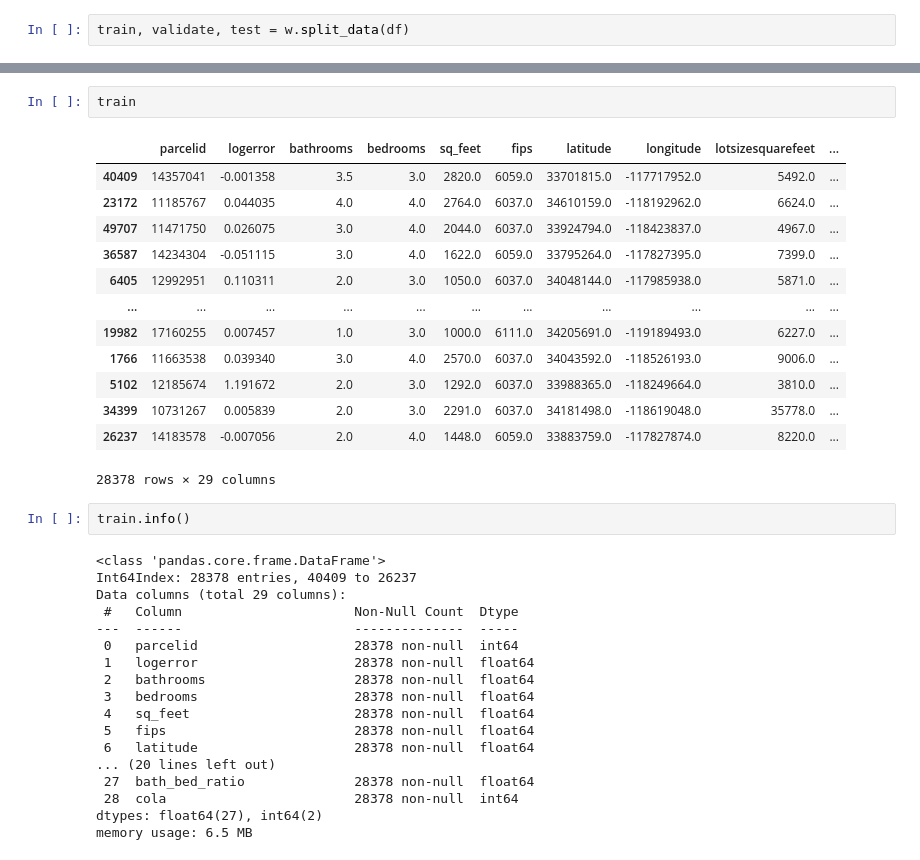
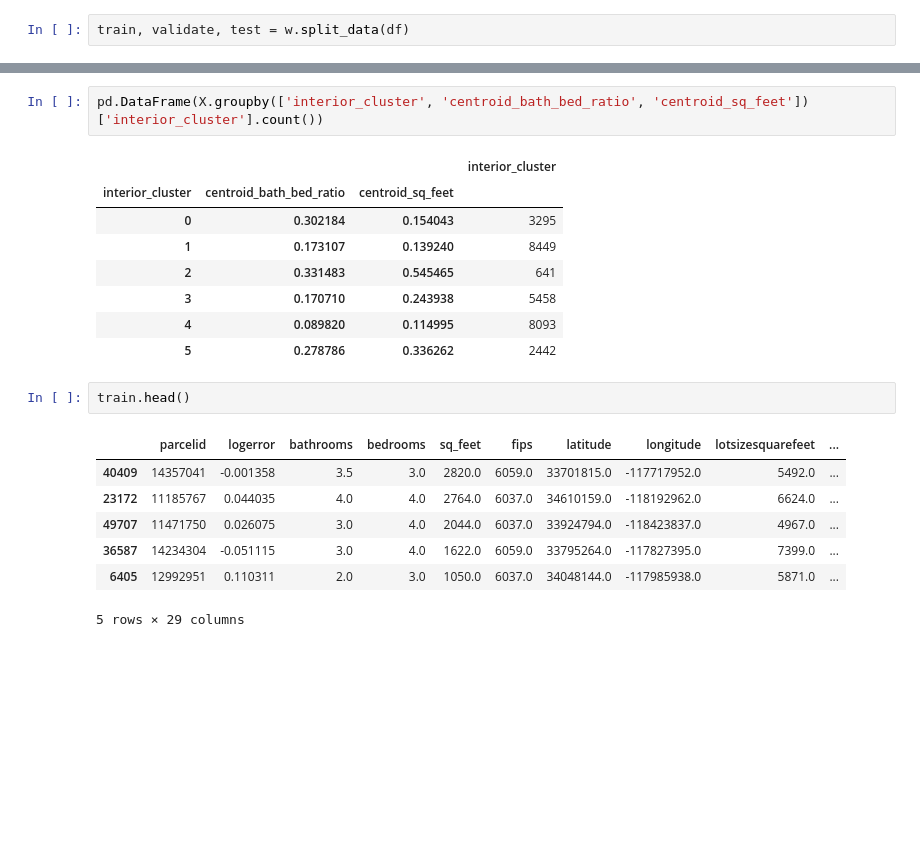
Before and after one commit to Michael-Mesa-Rae-Downen/project-3-clustering, a Jupyter notebook: working_notebook_michael.ipynb, the cells around one changed output, grey strips where cells are left out. Drawn from its saved outputs; the diff is of its cells as text; blank space fills up the shorter version.

```diff
--- a/working_notebook_michael.ipynb
+++ b/working_notebook_michael.ipynb
@@ -29,36 +221,21 @@ train, validate, test = w.split_data(df)
+# %%
+pd.DataFrame(X.groupby(['interior_cluster', 'centroid_bath_bed_ratio', 'centroid_sq_feet'])['interior_cluster'].count())
+# %% [output]
+|  |  |  | interior_cluster |
+| interior_cluster | centroid_bath_bed_ratio | centroid_sq_feet |  |
+| 0 | 0.302184 | 0.154043 | 3295 |
+| 1 | 0.173107 | 0.139240 | 8449 |
+| 2 | 0.331483 | 0.545465 | 641 |
+| 3 | 0.170710 | 0.243938 | 5458 |
+| 4 | 0.089820 | 0.114995 | 8093 |
+| 5 | 0.278786 | 0.336262 | 2442 |
 # %%
-train
+train.head()
 # %% [output]
 |  | parcelid | logerror | bathrooms | bedrooms | sq_feet | fips | latitude | longitude | lotsizesquarefeet | ... |
 | 40409 | 14357041 | -0.001358 | 3.5 | 3.0 | 2820.0 | 6059.0 | 33701815.0 | -117717952.0 | 5492.0 | ... |
 | 23172 | 11185767 | 0.044035 | 4.0 | 4.0 | 2764.0 | 6037.0 | 34610159.0 | -118192962.0 | 6624.0 | ... |
 | 49707 | 11471750 | 0.026075 | 3.0 | 4.0 | 2044.0 | 6037.0 | 33924794.0 | -118423837.0 | 4967.0 | ... |
 | 36587 | 14234304 | -0.051115 | 3.0 | 4.0 | 1622.0 | 6059.0 | 33795264.0 | -117827395.0 | 7399.0 | ... |
 | 6405 | 12992951 | 0.110311 | 2.0 | 3.0 | 1050.0 | 6037.0 | 34048144.0 | -117985938.0 | 5871.0 | ... |
-| ... | ... | ... | ... | ... | ... | ... | ... | ... | ... | ... |
-| 19982 | 17160255 | 0.007457 | 1.0 | 3.0 | 1000.0 | 6111.0 | 34205691.0 | -119189493.0 | 6227.0 | ... |
-| 1766 | 11663538 | 0.039340 | 3.0 | 4.0 | 2570.0 | 6037.0 | 34043592.0 | -118526193.0 | 9006.0 | ... |
-| 5102 | 12185674 | 1.191672 | 2.0 | 3.0 | 1292.0 | 6037.0 | 33988365.0 | -118249664.0 | 3810.0 | ... |
-| 34399 | 10731267 | 0.005839 | 2.0 | 3.0 | 2291.0 | 6037.0 | 34181498.0 | -118619048.0 | 35778.0 | ... |
-| 26237 | 14183578 | -0.007056 | 2.0 | 4.0 | 1448.0 | 6059.0 | 33883759.0 | -117827874.0 | 8220.0 | ... |
-28378 rows × 29 columns
+5 rows × 29 columns
-# %%
-train.info()
-# %% [output]
-<class 'pandas.core.frame.DataFrame'>
-Int64Index: 28378 entries, 40409 to 26237
-Data columns (total 29 columns):
- #   Column                      Non-Null Count  Dtype
----  ------                      --------------  -----
- 0   parcelid                    28378 non-null  int64
- 1   logerror                    28378 non-null  float64
- 2   bathrooms                   28378 non-null  float64
- 3   bedrooms                    28378 non-null  float64
- 4   sq_feet                     28378 non-null  float64
- 5   fips                        28378 non-null  float64
- 6   latitude                    28378 non-null  float64
-... (20 lines left out)
- 27  bath_bed_ratio              28378 non-null  float64
- 28  cola                        28378 non-null  int64
-dtypes: float64(27), int64(2)
-memory usage: 6.5 MB
```
Also changed, not shown: parts of 20 cells of this notebook.
